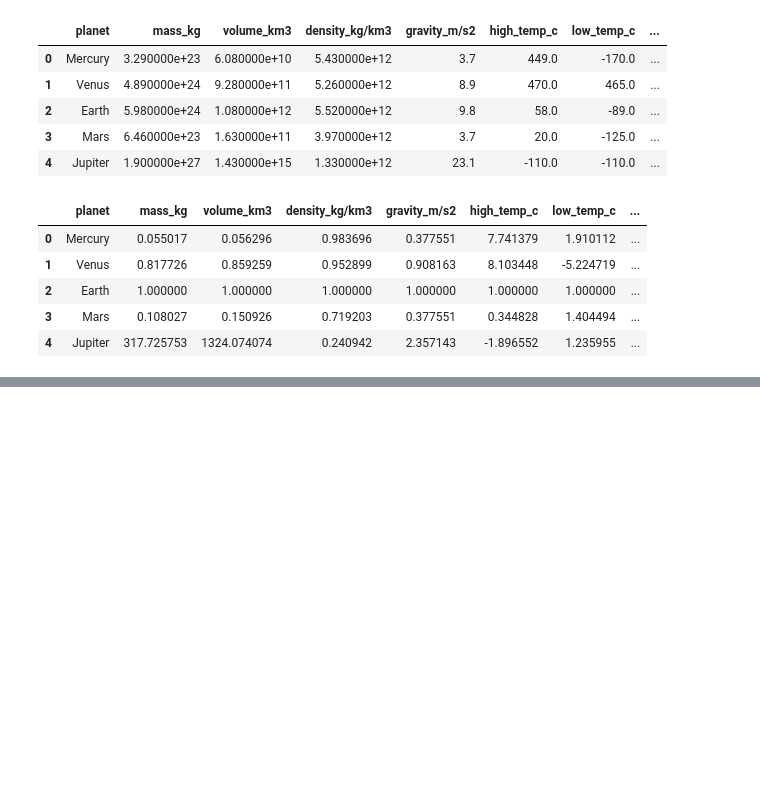
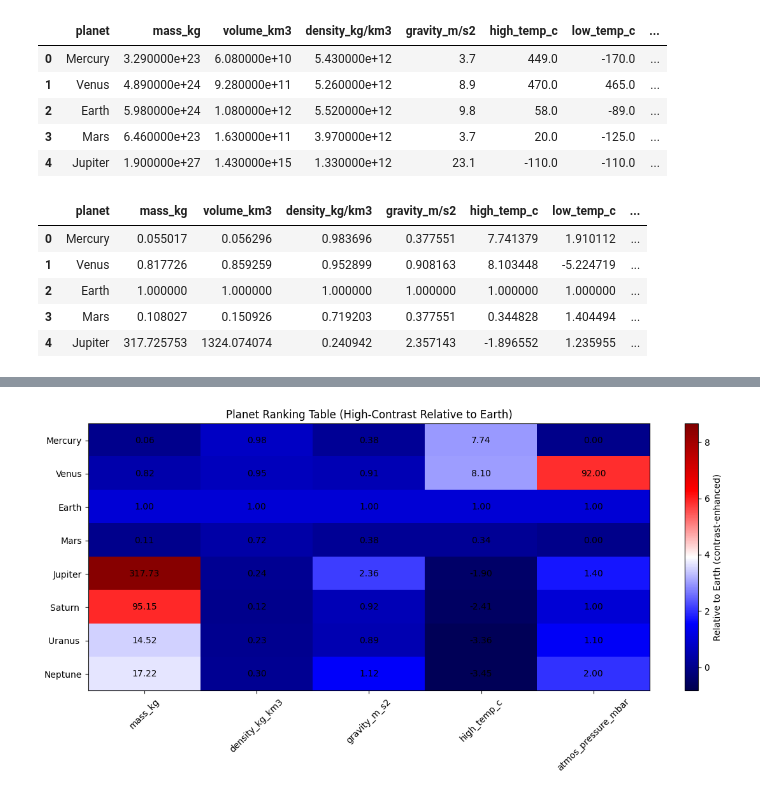
Before and after one commit to fdac25/NASA, a Jupyter notebook: starting_script.ipynb, the cells around one changed output, grey strips where cells are left out. Drawn from its saved outputs; the diff is of its cells as text; code cells hidden in the pictures; blank space fills up the shorter version.

```diff
--- a/starting_script.ipynb
+++ b/starting_script.ipynb
@@ -231,0 +297,62 @@ earth_adjusted_summary_df.to_csv("data/earth_adjusted_summary.csv", index=False)
+# %%
+# Load CSV
+df = pd.read_csv("data/summary.csv")
+
+metrics = [
+    "mass_kg",
+    "density_kg_km3",
+    "gravity_m_s2",
+    "high_temp_c",
+    "atmos_pressure_mbar"
+]
+
+# Normalize relative to Earth
+earth = df[df["planet"] == "Earth"].iloc[0]
+relative_df = df[["planet"]].copy()
+
+for m in metrics:
+    relative_df[m] = df[m] / earth[m]
+
+relative_df = relative_df.set_index("planet")
+
+# Increase contrast using gamma scaling
+# gamma < 1 exaggerates differences
+gamma = 0.35
+contrast_df = relative_df.copy()
+contrast_df = np.sign(contrast_df - 1) * (np.abs(contrast_df - 1) ** gamma) + 1
+
+plt.figure(figsize=(12, 6))
+
+# Wider scaling range to exaggerate contrast
+vmin = contrast_df.min().min() - 0.15
+vmax = contrast_df.max().max() + 0.15
+
+ax = plt.imshow(
+    contrast_df,
+    cmap="seismic",     # more extreme high-contrast diverging colormap
+    aspect="auto",
+    vmin=vmin,
+    vmax=vmax
+)
+
+plt.colorbar(ax, label="Relative to Earth (contrast-enhanced)")
+
+plt.xticks(range(len(metrics)), metrics, rotation=45)
+plt.yticks(range(len(contrast_df.index)), contrast_df.index)
+
+plt.title("Planet Ranking Table (High-Contrast Relative to Earth)")
+
+# Show more readable values: original normalized values, not gamma-warped
+for i in range(len(relative_df.index)):
+    for j in range(len(metrics)):
+        value = relative_df.iloc[i, j]
+        plt.text(
+            j, i, f"{value:.2f}",
+            ha="center", va="center",
+            color="black"
+        )
+
+plt.tight_layout()
+plt.show()
+# %% [output]
+[figure, added]
```
Also changed, not shown: parts of 3 cells of this notebook.
